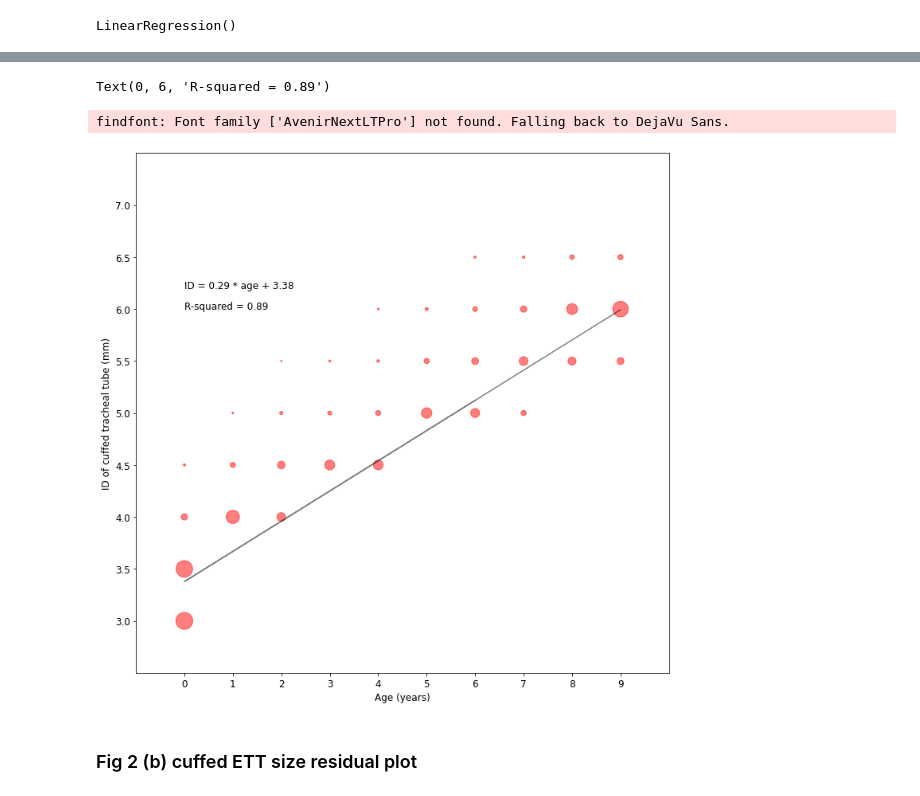
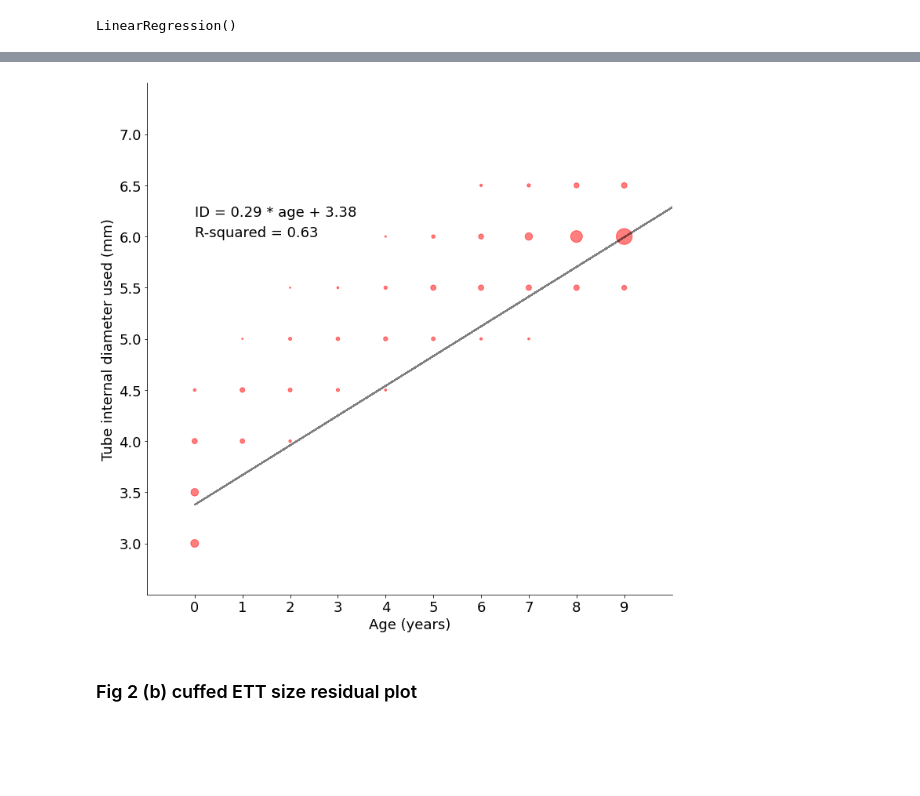
Before and after one commit to Hyeonsik/ETT, a Jupyter notebook: DRAFT.ipynb, the cells around one changed output, grey strips where cells are left out. Drawn from its saved outputs; the diff is of its cells as text; code cells hidden in the pictures; blank space fills up the shorter version.

```diff
--- a/DRAFT.ipynb
+++ b/DRAFT.ipynb
@@ -2945,10 +3107,10 @@ import matplotlib.pyplot as plt
 import numpy as np
 
 
-dat = np.load(f'dataset/ETT_size-outliers3.npz')
+dat = np.load(f'dataset/ETT_size_2308.npz')
 #df = pickle.load(open('dataset/df-outliers3', 'rb'))
 x, y = dat['x'], dat['y']
-y_old  = dat['y_old']
+#y_old  = dat['y_old']
 
 # training set의 뒤쪽 20%를 test set 으로 사용 (이미 shuffle된 상태)
 nsamp = len(y)
@@ -2956,7 +3118,7 @@ ntest = int(nsamp * 0.2)
 ntrain = nsamp - ntest
 x_test = x[-ntest:, :]
 y_test = y[-ntest:]
-y_test_old = y_old[-ntest:]
+#y_test_old = y_old[-ntest:]
 x_train = x[:ntrain, :]
 y_train = y[:ntrain]
 
@@ -3114,7 +3276,7 @@ linear_model.fit(linear_x, linear_y)
 # %% [output]
 LinearRegression()
 # %%
-def plot_settings(SMALL_SIZE=12, MEDIUM_SIZE=12, BIGGER_SIZE=12, FONT_NAME='Avenir Next LT pRO'):
+def plot_settings(SMALL_SIZE=18, MEDIUM_SIZE=18, BIGGER_SIZE=18, FONT_NAME='Avenir Next LT Pro'):
     plt.rc('figure', figsize=(12,12))
     plt.rc('font', size=SMALL_SIZE)          # controls default text sizes
     plt.rc('axes', titlesize=SMALL_SIZE)     # fontsize of the axes title
@@ -3160,11 +3292,0 @@ font_list
-# %%
-import matplotlib.font_manager as fm
-
-font_name = 'Avenir Next LT Pro'
-font_path = fm.findfont(fm.FontProperties(family=font_name))
-plt.rcParams['font.family'] = fm.FontProperties(fname=font_path).get_name()
-
-fig = plt.figure(figsize=(12, 12))
-plt.xlabel('Age (years)')
-plt.ylabel(f'ID of {MODE} tracheal tube (mm)')
-plt.show()
@@ -3186,40 +3306,44 @@ for x in np.arange(0, 10, 1):
         cvals.append(sum((x_age == x) & (Y_train == y)))
 
 xvals = np.array(xvals)
 yvals = np.array(yvals)
 cvals = np.array(cvals) / 2
 
 
 # plot settings
 plot_settings()
 
 fig = plt.figure(figsize=(12, 12))
-#ax = fig.add_subplot(1, 1, 1)
+ax = fig.add_subplot()
+
+# Remove plot frames
+ax.spines['top'].set_visible(False)
+ax.spines['right'].set_visible(False)
 #ax.set_yticks([f'{y:.1f}' for y in np.arange(2.5,7.5,0.5)])
 #plt.gca().set_yticklabels([f'{y:.1f}' for y in np.arange(2.5,7.5,0.5)])
+
+
 plt.xticks(np.arange(0,10))
 plt.yticks(np.arange(3, 7.5, 0.5), [f'{y:.1f}' for y in np.arange(3,7.5,0.5)] )
 plt.xlim(-1, 10)
 plt.ylim(2.5, 7.5)
 
 plt.scatter(xvals, yvals, c='red', alpha=0.5, s=cvals)
 plt.xlabel('Age (years)')
-plt.ylabel(f'ID of {MODE} tracheal tube (mm)')
+plt.ylabel(f'Tube internal diameter used (mm)')
 #lgnd = plt.legend()
 #lgnd.legendHandles[0]._sizes = [30]
 #plt.plot(np.arange(0,10), coles, 'k-', alpha=0.1)
 #plt.plot([-2, 10], [3.13, 7.05], 'k-', alpha = 0.5)
 plt.plot(x_age, linear_model.predict(x_age.reshape([-1,1])), 'k-', alpha = 0.5)
 
 equation = f'ID = {linear_model.coef_[0]:.2f} * age + {linear_model.intercept_:.2f}'
 r_squared = f'R-squared = {r2_score(Y_train,y_fitted):.2f}'
-plt.text(0, 6.2, equation, fontsize=12)
-plt.text(0, 6, r_squared, fontsize=12)
+plt.text(0, 6.2, equation, fontsize=18)
+plt.text(0, 6, r_squared, fontsize=18)
 
-#plt.savefig(f"figures/Fig3_c_{MODE}_scatter.png", dpi=600)
+plt.savefig(f"figures/Fig3_c_{MODE}_scatter.png", dpi=600)
 # %% [output]
-Text(0, 6, 'R-squared = 0.89')
-findfont: Font family ['AvenirNextLTPro'] not found. Falling back to DejaVu Sans.
-[figure, old version]
+[figure, new version]
 # %% [markdown]
 ### Fig 2 (b) cuffed ETT size residual plot
```
Also changed, not shown: parts of 21 cells of this notebook, 27 other files.
